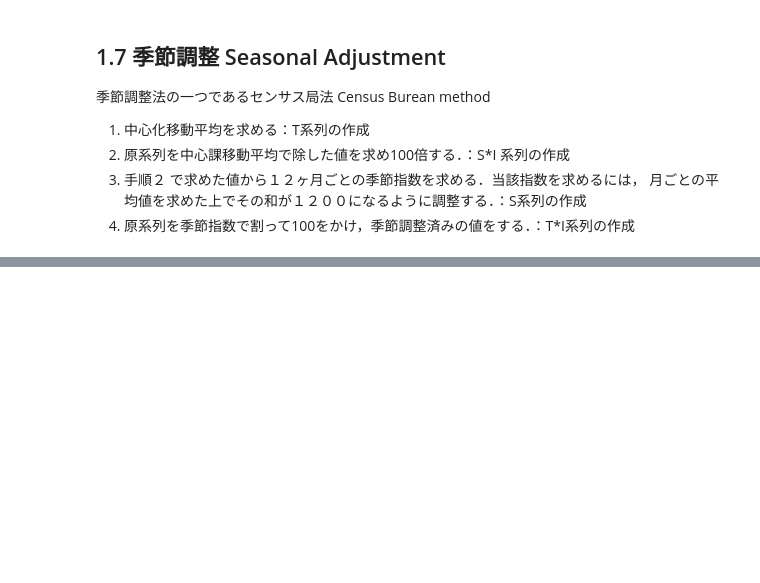
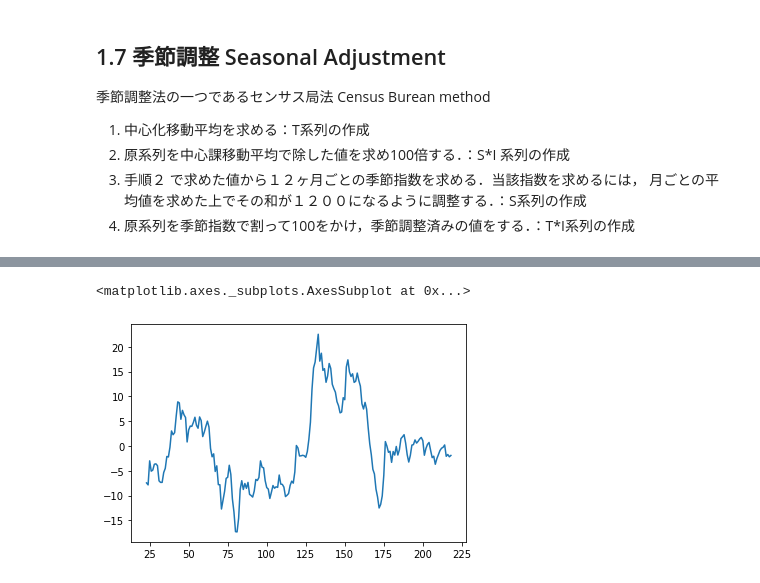
Before and after one commit to Hidenaga41/timeseries, a Jupyter notebook: Timeseries1.ipynb, the cells around one changed output, grey strips where cells are left out. Drawn from its saved outputs; the diff is of its cells as text; code cells hidden in the pictures; blank space fills up the shorter version.

```diff
--- a/Timeseries1.ipynb
+++ b/Timeseries1.ipynb
@@ -115,0 +332,10 @@ df_cma.plot()
+# %%
+# 1.8 移動平均乖離率 Moving average deviation rate
+# 移動平均系列と原系列データとがどの程度離れているかを示す指標
+# 原系列データの上昇下降の変換点に関して知見が得られる事がある．株式など
+ma24 = df.USD.rolling(24).mean()
+diff_ma24 = (df.USD - ma24) / ma24 * 100
+diff_ma24.plot()
+# %% [output]
+<matplotlib.axes._subplots.AxesSubplot at 0x...>
+[figure, added]
```
Also changed, not shown: parts of 32 cells of this notebook.
